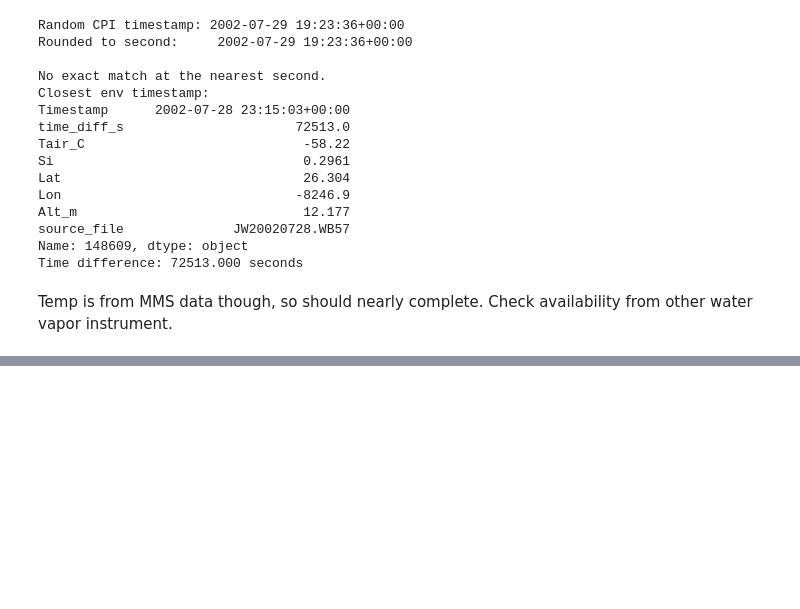
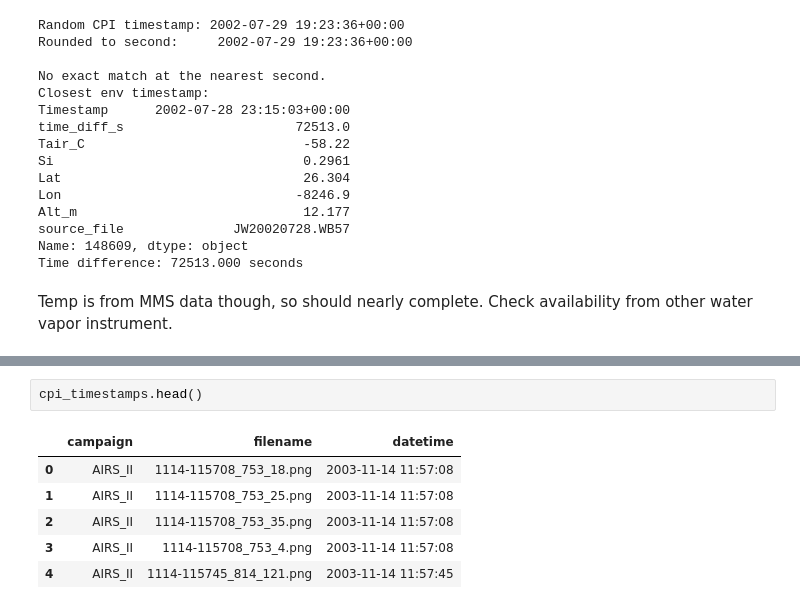
Before and after one commit to josephko91/cpi-thermo, a Jupyter notebook: notebooks/02-missing-data.ipynb, the cells around one changed output, grey strips where cells are left out. Saved outputs shown, nothing was run; the diff lists cells and outputs as text; blank space fills up the shorter version.

```diff
--- a/notebooks/02-missing-data.ipynb
+++ b/notebooks/02-missing-data.ipynb
@@ -810,0 +951,9 @@ Temp is from MMS data though, so should nearly complete. Check availability from
+# %%
+cpi_timestamps.head()
+# %% [output]
+|  | campaign | filename | datetime |
+| 0 | AIRS_II | 1114-115708_753_18.png | 2003-11-14 11:57:08 |
+| 1 | AIRS_II | 1114-115708_753_25.png | 2003-11-14 11:57:08 |
+| 2 | AIRS_II | 1114-115708_753_35.png | 2003-11-14 11:57:08 |
+| 3 | AIRS_II | 1114-115708_753_4.png | 2003-11-14 11:57:08 |
+| 4 | AIRS_II | 1114-115745_814_121.png | 2003-11-14 11:57:45 |
```
Also changed, not shown: parts of 8 cells of this notebook, 3 other files.
